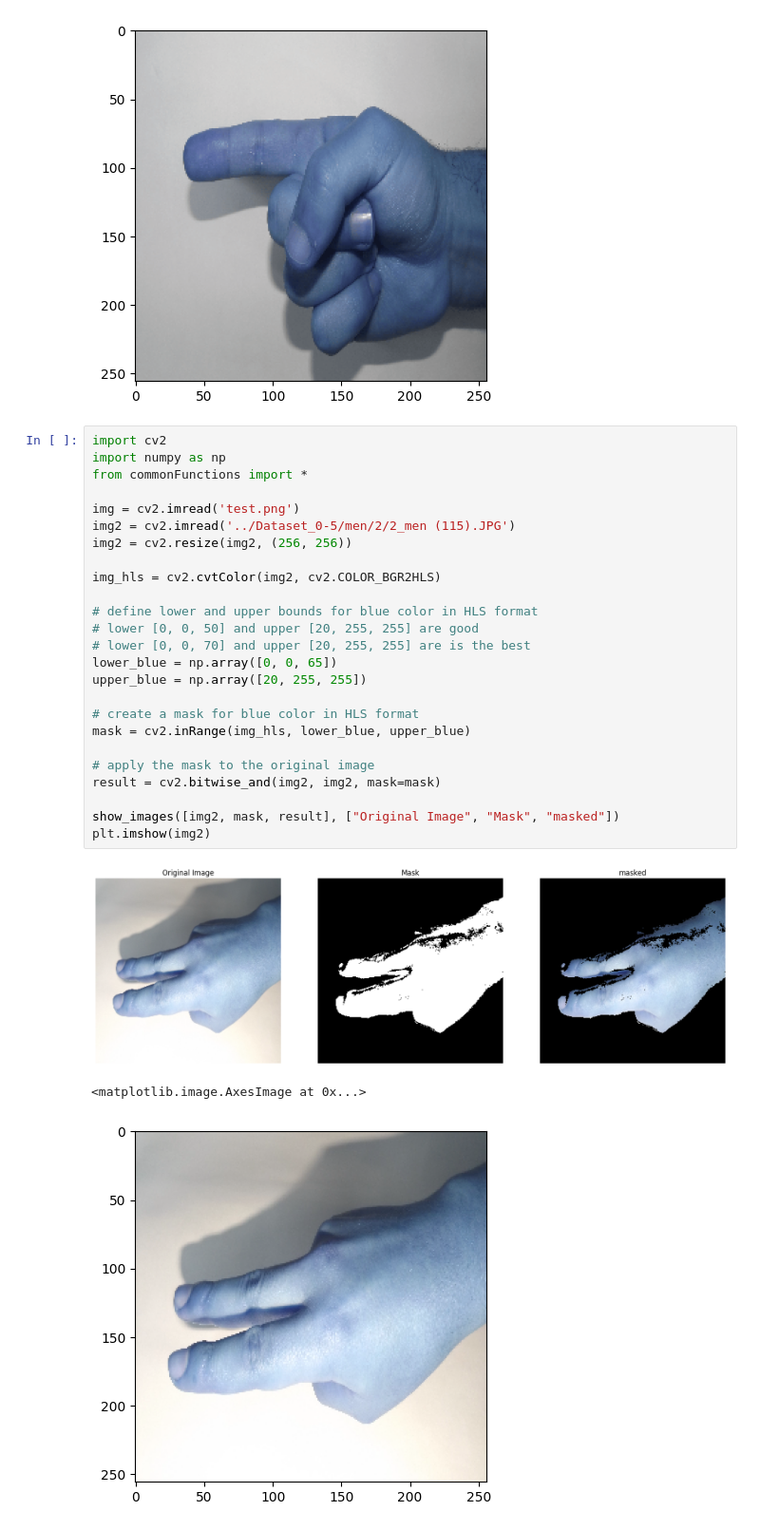
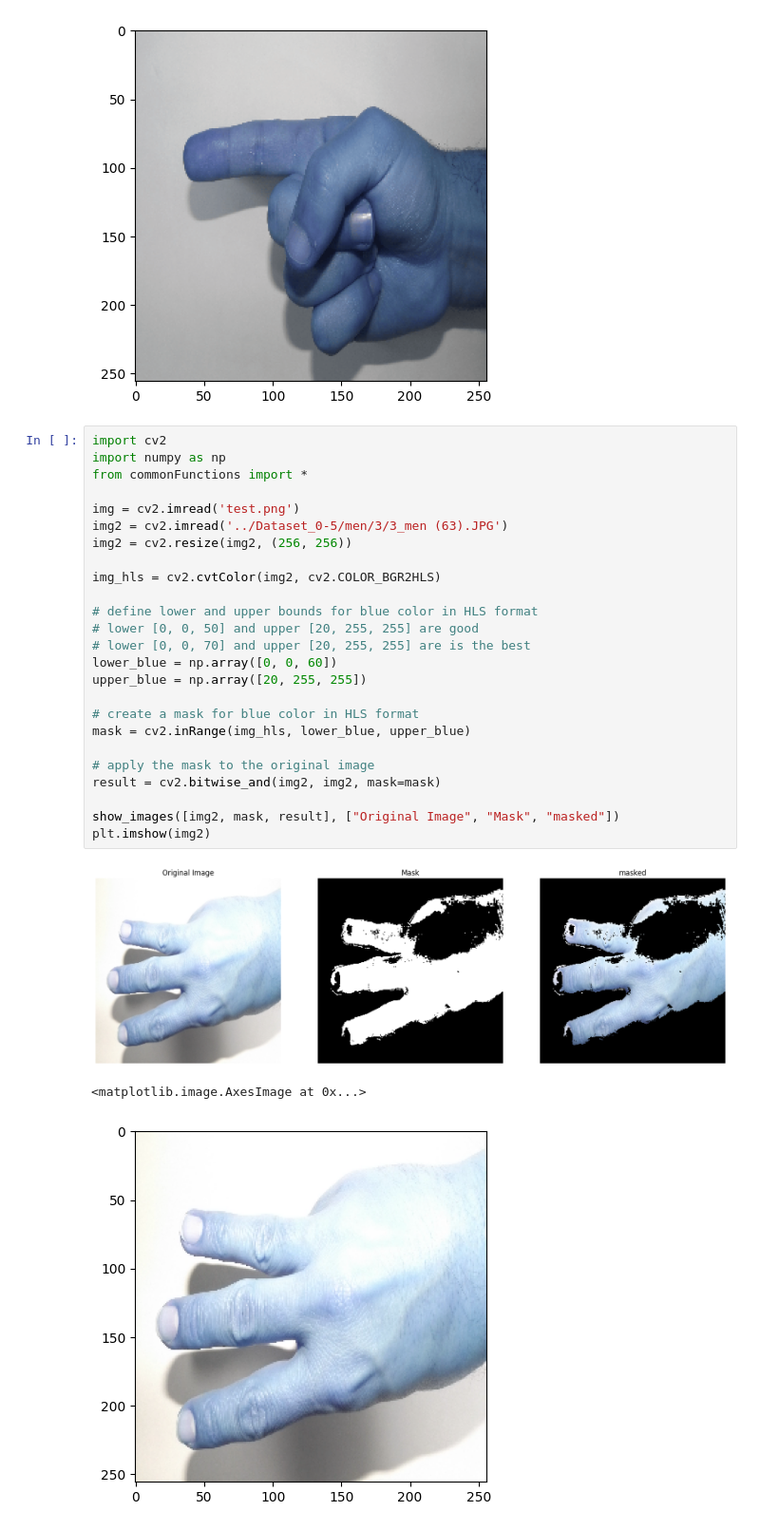
Before and after one commit to MUSTAFA-Hamzawy/Neural-Networks-project, a Jupyter notebook: shadow_removal.ipynb, the cells around one changed output. Shown at 95% size. Saved outputs shown, nothing was run; the diff lists cells and outputs as text.

```diff
--- a/shadow_removal.ipynb
+++ b/shadow_removal.ipynb
@@ -136,29 +136,29 @@ plt.imshow(img2)
 # %%
 import cv2
 import numpy as np
 from commonFunctions import *
 
 img = cv2.imread('test.png')
-img2 = cv2.imread('../Dataset_0-5/men/2/2_men (115).JPG')
+img2 = cv2.imread('../Dataset_0-5/men/3/3_men (63).JPG')
 img2 = cv2.resize(img2, (256, 256))
 
 img_hls = cv2.cvtColor(img2, cv2.COLOR_BGR2HLS)
 
 # define lower and upper bounds for blue color in HLS format
 # lower [0, 0, 50] and upper [20, 255, 255] are good
 # lower [0, 0, 70] and upper [20, 255, 255] are is the best
-lower_blue = np.array([0, 0, 65])
+lower_blue = np.array([0, 0, 60])
 upper_blue = np.array([20, 255, 255])
 
 # create a mask for blue color in HLS format
 mask = cv2.inRange(img_hls, lower_blue, upper_blue)
 
 # apply the mask to the original image
 result = cv2.bitwise_and(img2, img2, mask=mask)
 
 show_images([img2, mask, result], ["Original Image", "Mask", "masked"])
 plt.imshow(img2)
 # %% [output]
-[figure, old version]
+[figure, new version]
 <matplotlib.image.AxesImage at 0x...>
-[figure, old version]
+[figure, new version]
```
